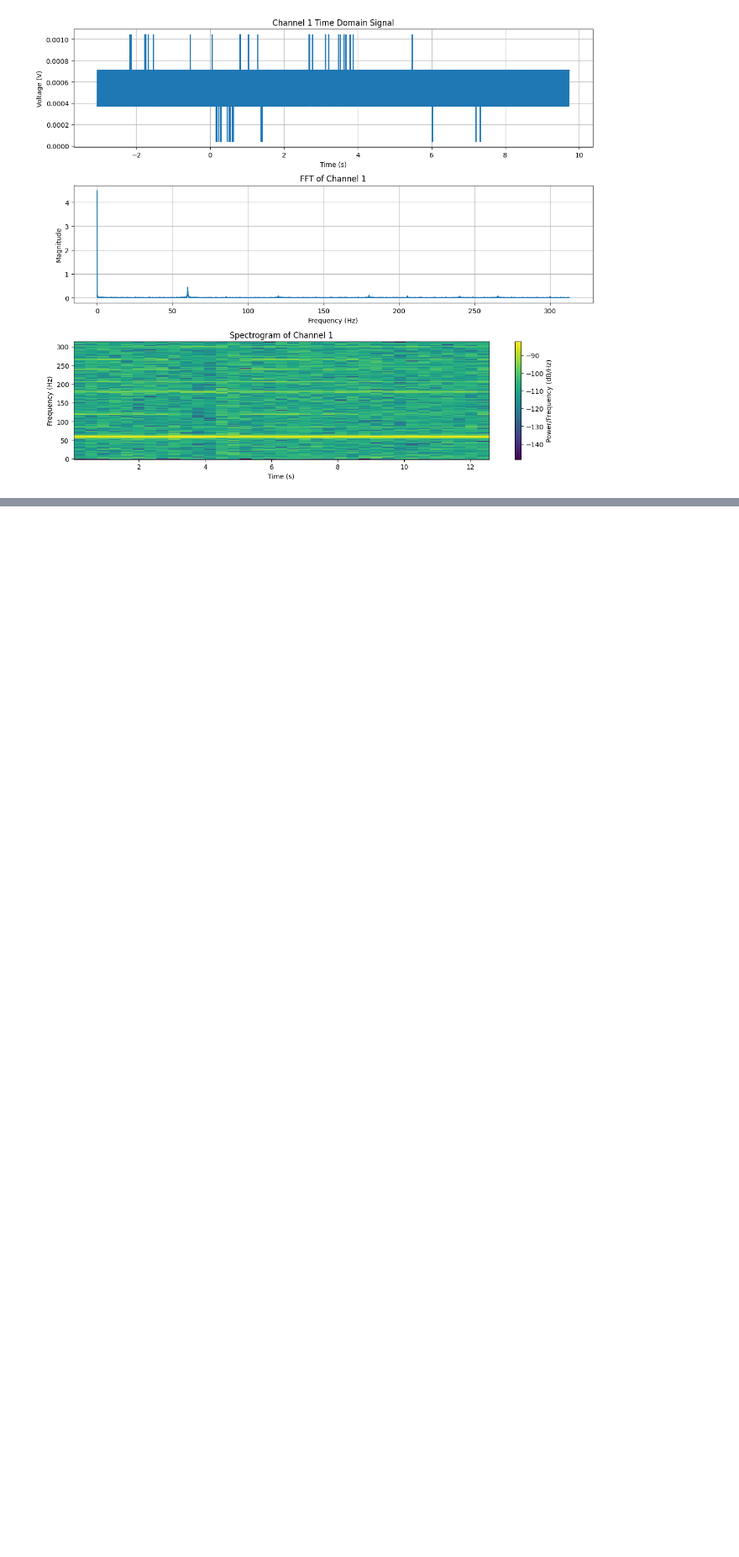
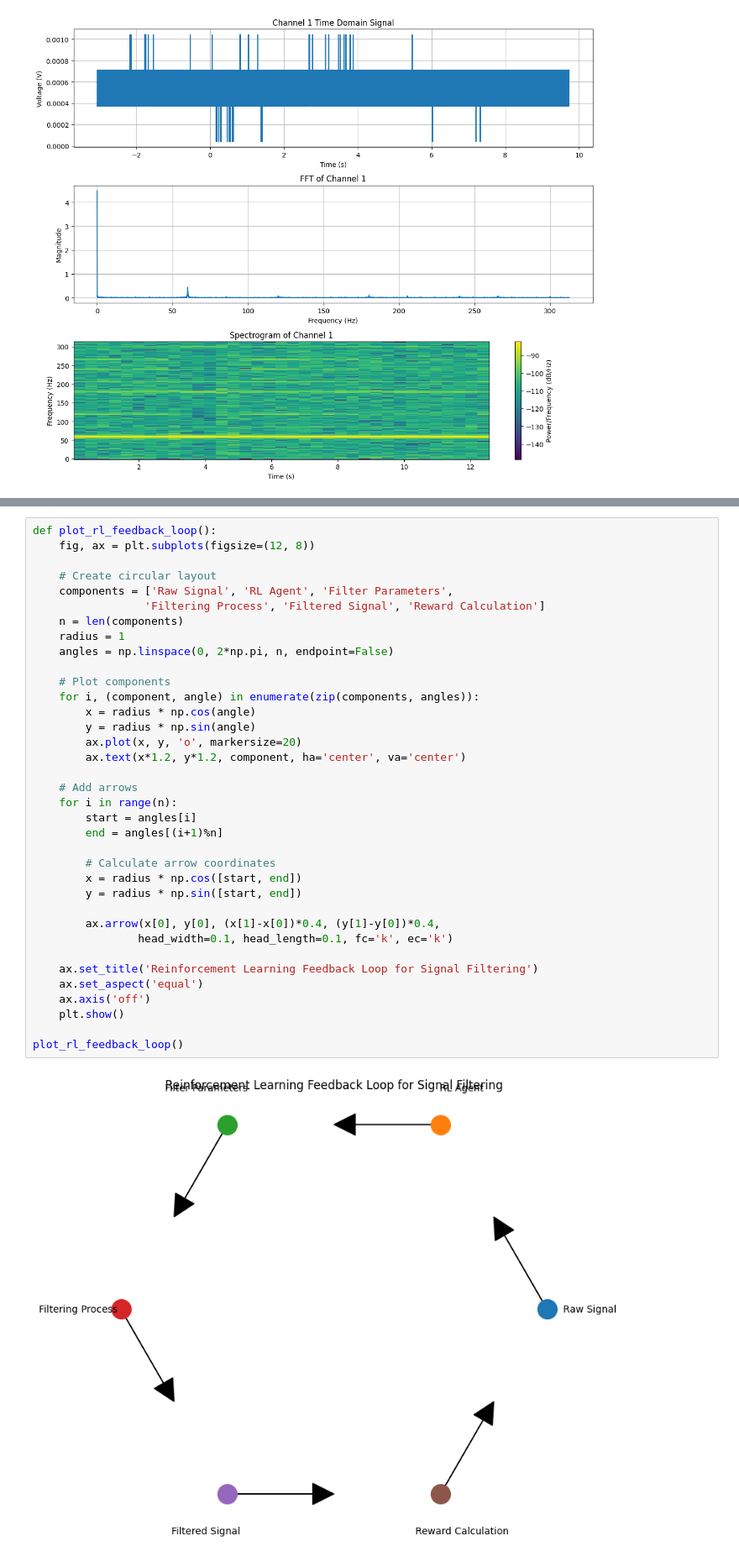
Before and after one commit to amukherjee7/synopsys, a Jupyter notebook: new.ipynb, the cells around one changed output, grey strips where cells are left out. Shown at 84% size. Saved outputs shown, nothing was run; the diff lists cells and outputs as text; blank space fills up the shorter version.

```diff
--- a/new.ipynb
+++ b/new.ipynb
@@ -47,0 +257,38 @@ plt.show()
+# %%
+def plot_rl_feedback_loop():
+    fig, ax = plt.subplots(figsize=(12, 8))
+
+    # Create circular layout
+    components = ['Raw Signal', 'RL Agent', 'Filter Parameters',
+                 'Filtering Process', 'Filtered Signal', 'Reward Calculation']
+    n = len(components)
+    radius = 1
+    angles = np.linspace(0, 2*np.pi, n, endpoint=False)
+
+    # Plot components
+    for i, (component, angle) in enumerate(zip(components, angles)):
+        x = radius * np.cos(angle)
+        y = radius * np.sin(angle)
+        ax.plot(x, y, 'o', markersize=20)
+        ax.text(x*1.2, y*1.2, component, ha='center', va='center')
+
+    # Add arrows
+    for i in range(n):
+        start = angles[i]
+        end = angles[(i+1)%n]
+
+        # Calculate arrow coordinates
+        x = radius * np.cos([start, end])
+        y = radius * np.sin([start, end])
+
+        ax.arrow(x[0], y[0], (x[1]-x[0])*0.4, (y[1]-y[0])*0.4,
+                head_width=0.1, head_length=0.1, fc='k', ec='k')
+
+    ax.set_title('Reinforcement Learning Feedback Loop for Signal Filtering')
+    ax.set_aspect('equal')
+    ax.axis('off')
+    plt.show()
+
+plot_rl_feedback_loop()
+# %% [output]
+[figure, added]
```
Also changed, not shown: parts of 22 cells of this notebook, 2 other files.
